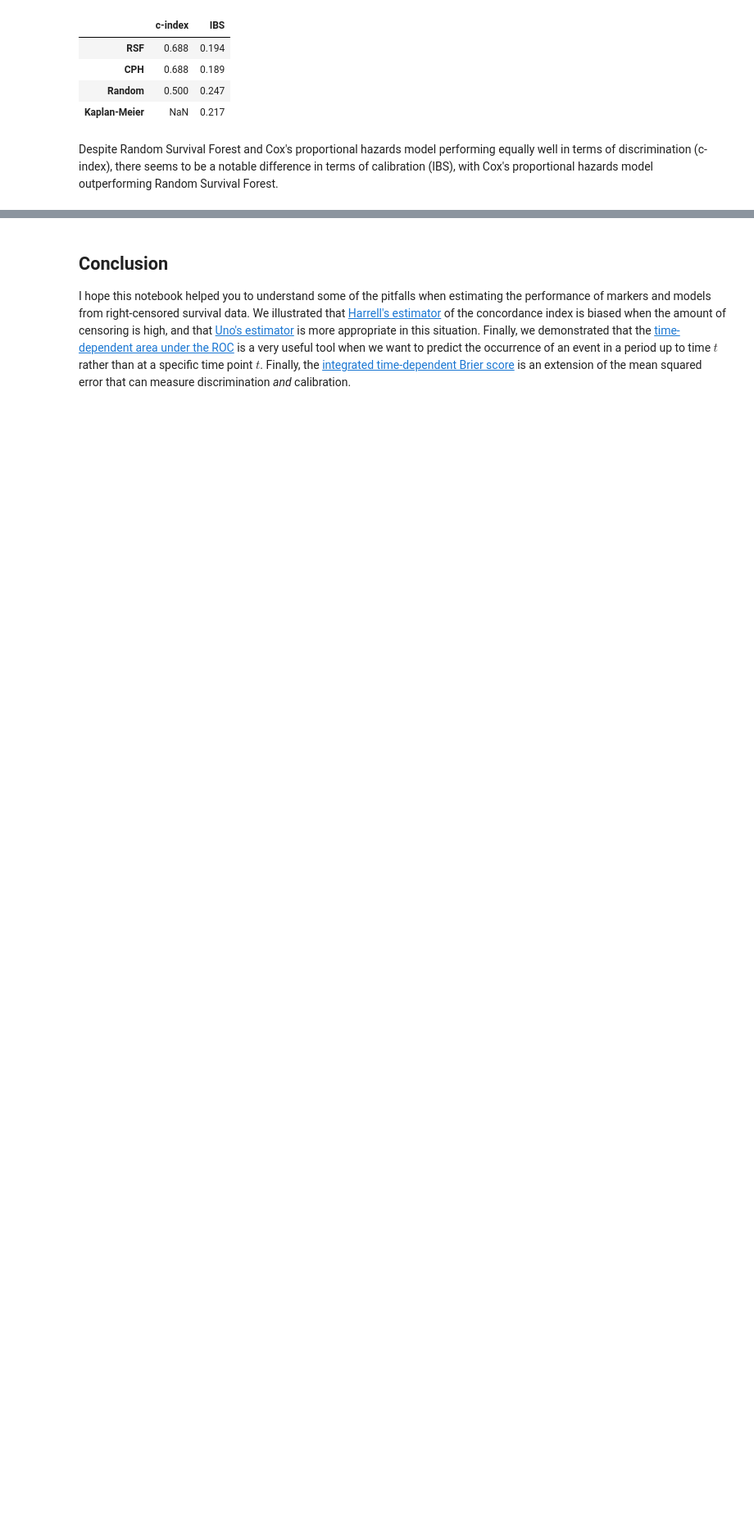
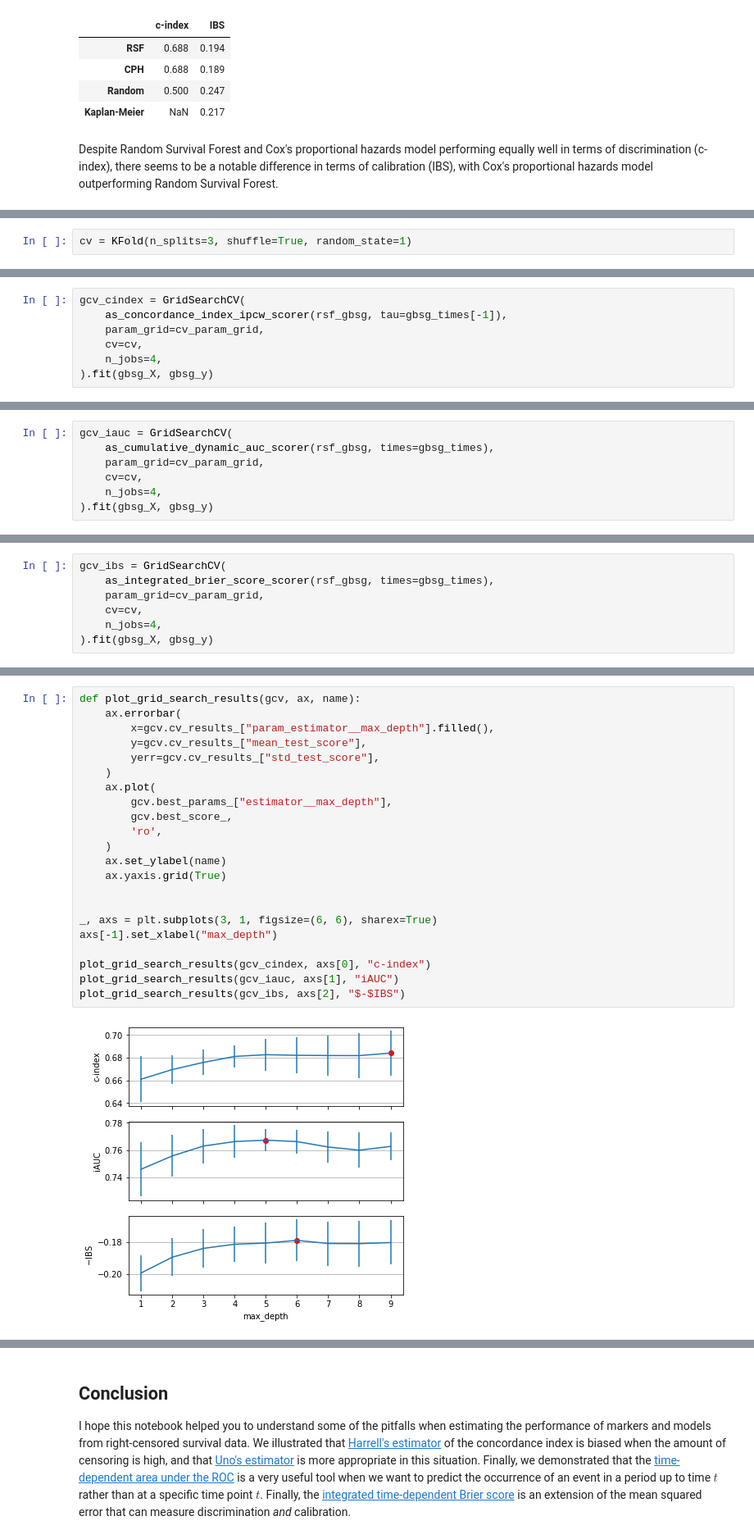
Before and after one commit to sebp/scikit-survival, a Jupyter notebook: doc/user_guide/evaluating-survival-models.ipynb, the cells around one changed output, grey strips where cells are left out. Shown: that part at 82% size. Saved outputs shown, nothing was run; the diff lists cells and outputs as text; blank space fills up the shorter version.

Commit message:
ENH: Add wrapper classes for metrics
Allows using metrics other than concordance_index_censored
with sklearn's GridSearchCV.

Fixes #192

```diff
--- a/doc/user_guide/evaluating-survival-models.ipynb
+++ b/doc/user_guide/evaluating-survival-models.ipynb
@@ -507,0 +530,2 @@ Cox's proportional hazards model outperforming Random Survival Forest.
+# %%
+cv = KFold(n_splits=3, shuffle=True, random_state=1)
@@ -507,0 +540,7 @@ Cox's proportional hazards model outperforming Random Survival Forest.
+# %%
+gcv_cindex = GridSearchCV(
+    as_concordance_index_ipcw_scorer(rsf_gbsg, tau=gbsg_times[-1]),
+    param_grid=cv_param_grid,
+    cv=cv,
+    n_jobs=4,
+).fit(gbsg_X, gbsg_y)
@@ -507,0 +550,7 @@ Cox's proportional hazards model outperforming Random Survival Forest.
+# %%
+gcv_iauc = GridSearchCV(
+    as_cumulative_dynamic_auc_scorer(rsf_gbsg, times=gbsg_times),
+    param_grid=cv_param_grid,
+    cv=cv,
+    n_jobs=4,
+).fit(gbsg_X, gbsg_y)
@@ -507,0 +562,7 @@ Cox's proportional hazards model outperforming Random Survival Forest.
+# %%
+gcv_ibs = GridSearchCV(
+    as_integrated_brier_score_scorer(rsf_gbsg, times=gbsg_times),
+    param_grid=cv_param_grid,
+    cv=cv,
+    n_jobs=4,
+).fit(gbsg_X, gbsg_y)
@@ -507,0 +571,24 @@ Cox's proportional hazards model outperforming Random Survival Forest.
+# %%
+def plot_grid_search_results(gcv, ax, name):
+    ax.errorbar(
+        x=gcv.cv_results_["param_estimator__max_depth"].filled(),
+        y=gcv.cv_results_["mean_test_score"],
+        yerr=gcv.cv_results_["std_test_score"],
+    )
+    ax.plot(
+        gcv.best_params_["estimator__max_depth"],
+        gcv.best_score_,
+        'ro',
+    )
+    ax.set_ylabel(name)
+    ax.yaxis.grid(True)
+
+
+_, axs = plt.subplots(3, 1, figsize=(6, 6), sharex=True)
+axs[-1].set_xlabel("max_depth")
+
+plot_grid_search_results(gcv_cindex, axs[0], "c-index")
+plot_grid_search_results(gcv_iauc, axs[1], "iAUC")
+plot_grid_search_results(gcv_ibs, axs[2], "$-$IBS")
+# %% [output]
+[figure, added]
```
Also changed, not shown: parts of 15 cells of this notebook, 3 other files.
